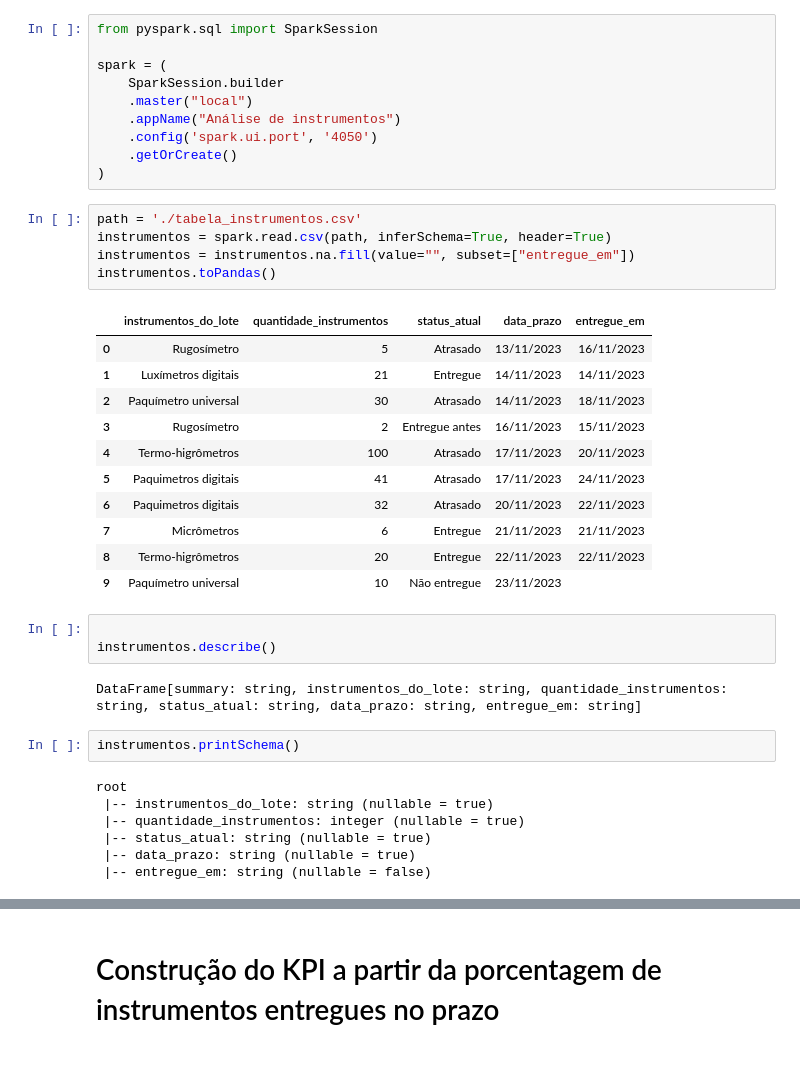
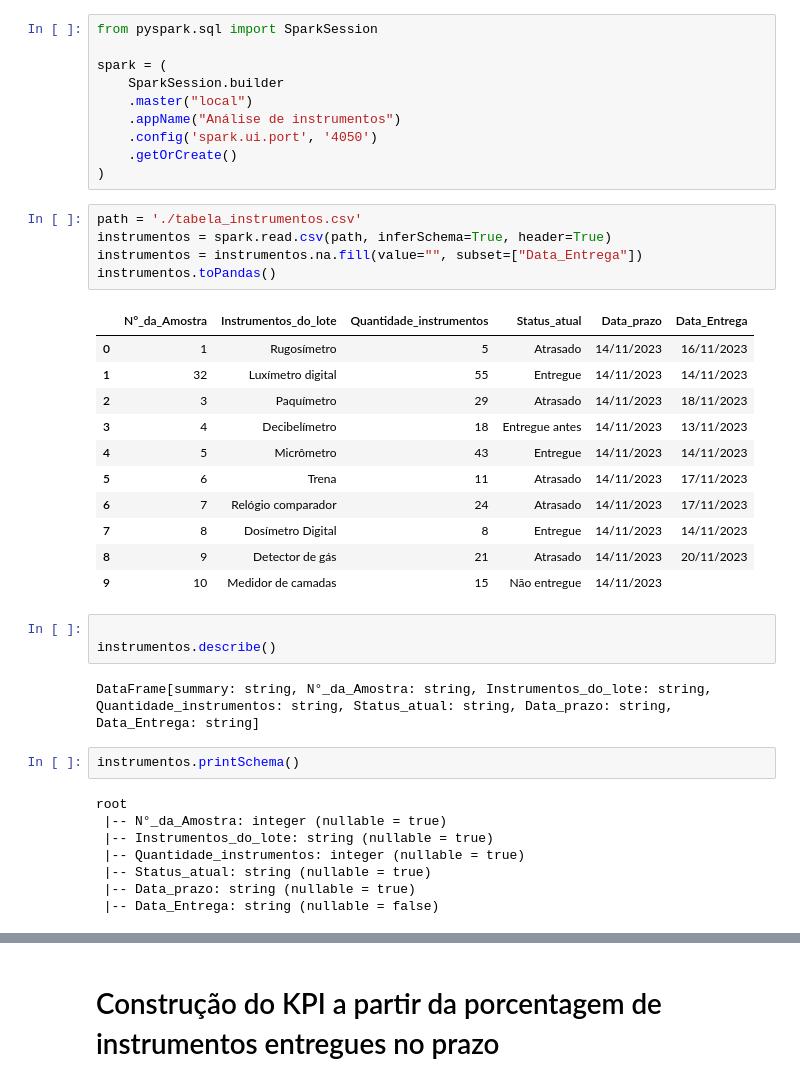
Before and after one commit to ThiagoKS-7/measuring_instruments_exp_analysis, a Jupyter notebook: main.ipynb, the cells around one changed output, grey strips where cells are left out. Drawn from its saved outputs; the diff is of its cells as text.

```diff
--- a/main.ipynb
+++ b/main.ipynb
@@ -34,34 +34,35 @@ spark = (
 # %%
 path = './tabela_instrumentos.csv'
 instrumentos = spark.read.csv(path, inferSchema=True, header=True)
-instrumentos = instrumentos.na.fill(value="", subset=["entregue_em"])
+instrumentos = instrumentos.na.fill(value="", subset=["Data_Entrega"])
 instrumentos.toPandas()
 # %% [output]
-|  | instrumentos_do_lote | quantidade_instrumentos | status_atual | data_prazo | entregue_em |
-| 0 | Rugosímetro | 5 | Atrasado | 13/11/2023 | 16/11/2023 |
-| 1 | Luxímetros digitais | 21 | Entregue | 14/11/2023 | 14/11/2023 |
-| 2 | Paquímetro universal | 30 | Atrasado | 14/11/2023 | 18/11/2023 |
-| 3 | Rugosímetro | 2 | Entregue antes | 16/11/2023 | 15/11/2023 |
-| 4 | Termo-higrômetros | 100 | Atrasado | 17/11/2023 | 20/11/2023 |
-| 5 | Paquimetros digitais | 41 | Atrasado | 17/11/2023 | 24/11/2023 |
-| 6 | Paquimetros digitais | 32 | Atrasado | 20/11/2023 | 22/11/2023 |
-| 7 | Micrômetros | 6 | Entregue | 21/11/2023 | 21/11/2023 |
-| 8 | Termo-higrômetros | 20 | Entregue | 22/11/2023 | 22/11/2023 |
-| 9 | Paquímetro universal | 10 | Não entregue | 23/11/2023 |  |
+|  | N°_da_Amostra | Instrumentos_do_lote | Quantidade_instrumentos | Status_atual | Data_prazo | Data_Entrega |
+| 0 | 1 | Rugosímetro | 5 | Atrasado | 14/11/2023 | 16/11/2023 |
+| 1 | 32 | Luxímetro digital | 55 | Entregue | 14/11/2023 | 14/11/2023 |
+| 2 | 3 | Paquímetro | 29 | Atrasado | 14/11/2023 | 18/11/2023 |
+| 3 | 4 | Decibelímetro | 18 | Entregue antes | 14/11/2023 | 13/11/2023 |
+| 4 | 5 | Micrômetro | 43 | Entregue | 14/11/2023 | 14/11/2023 |
+| 5 | 6 | Trena | 11 | Atrasado | 14/11/2023 | 17/11/2023 |
+| 6 | 7 | Relógio comparador | 24 | Atrasado | 14/11/2023 | 17/11/2023 |
+| 7 | 8 | Dosímetro Digital | 8 | Entregue | 14/11/2023 | 14/11/2023 |
+| 8 | 9 | Detector de gás | 21 | Atrasado | 14/11/2023 | 20/11/2023 |
+| 9 | 10 | Medidor de camadas | 15 | Não entregue | 14/11/2023 |  |
 # %%
 
 instrumentos.describe()
 # %% [output]
-DataFrame[summary: string, instrumentos_do_lote: string, quantidade_instrumentos: string, status_atual: string, data_prazo: string, entregue_em: string]
+DataFrame[summary: string, N°_da_Amostra: string, Instrumentos_do_lote: string, Quantidade_instrumentos: string, Status_atual: string, Data_prazo: string, Data_Entrega: string]
 # %%
 instrumentos.printSchema()
 # %% [output]
 root
- |-- instrumentos_do_lote: string (nullable = true)
- |-- quantidade_instrumentos: integer (nullable = true)
- |-- status_atual: string (nullable = true)
- |-- data_prazo: string (nullable = true)
- |-- entregue_em: string (nullable = false)
+ |-- N°_da_Amostra: integer (nullable = true)
+ |-- Instrumentos_do_lote: string (nullable = true)
+ |-- Quantidade_instrumentos: integer (nullable = true)
+ |-- Status_atual: string (nullable = true)
+ |-- Data_prazo: string (nullable = true)
+ |-- Data_Entrega: string (nullable = false)
 # %%
 instrumentos.summary().show()
 # %% [output]
```
Also changed, not shown: parts of 4 cells of this notebook, 1 other file.
